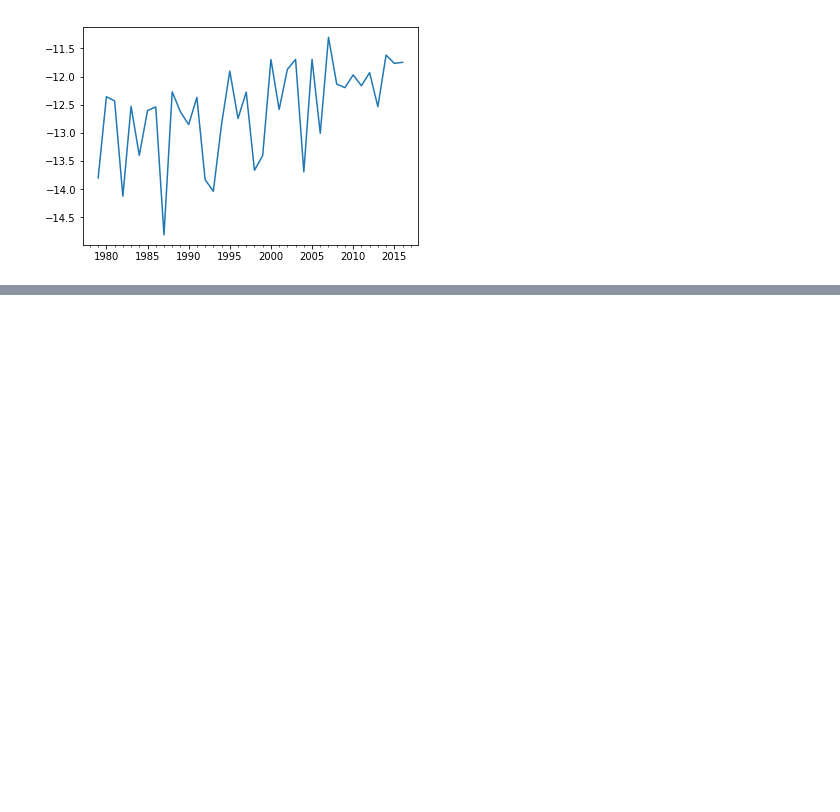
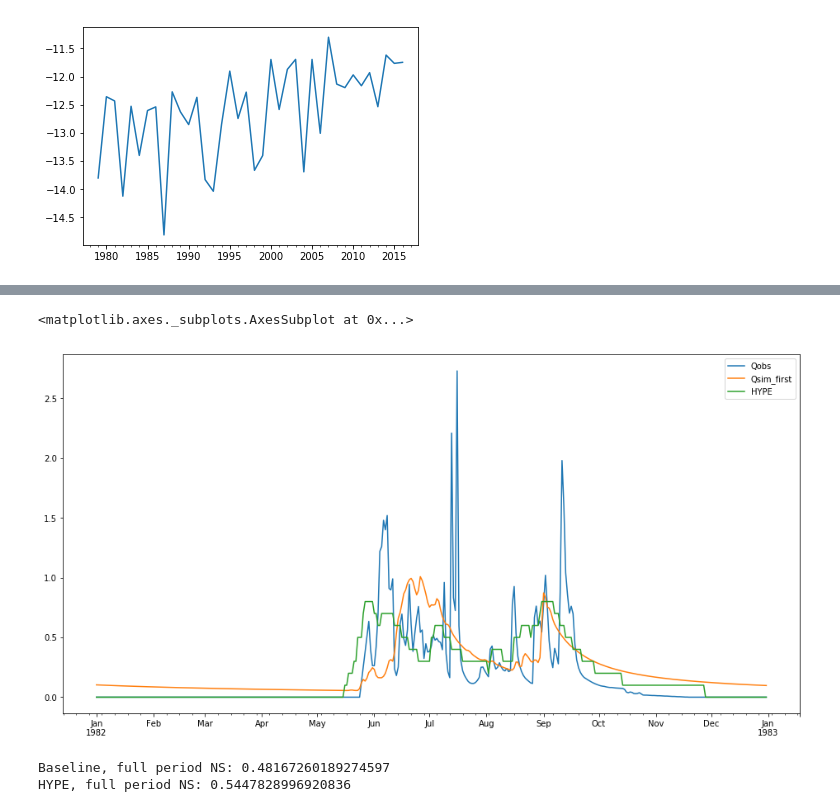
Before and after one commit to hydrogo/2018_VinoRead_wrkshp, a Jupyter notebook: notebooks/kwbs.ipynb, the cells around one changed output, grey strips where cells are left out. Drawn from its saved outputs; the diff is of its cells as text; code cells hidden in the pictures; blank space fills up the shorter version.

```diff
--- a/notebooks/kwbs.ipynb
+++ b/notebooks/kwbs.ipynb
@@ -169,0 +199,10 @@ validation_table
+# %%
+# Convert the baseline solution back to m3/s and concatenate with HYdrograph model results
+qdf = pd.concat([qdf / coef, qsim_hype], axis=1)
+
+qdf = qdf.dropna()
+# %%
+qdf[["Qobs", "Qsim_first", "HYPE"]]["1982"].plot(figsize=(16,8))
+# %% [output]
+<matplotlib.axes._subplots.AxesSubplot at 0x...>
+[figure, added]
@@ -169,0 +216,7 @@ validation_table
+# %%
+print("Baseline, full period NS:", NS(qdf["Qobs"]["1980":"1985"], qdf["Qsim_full"]["1980":"1985"]))
+#print("Hydrograph, full period NS:", NS(qdf["Qobs"]["1980":"1985"], qdf["Hydrograph"]["1980":"1985"]))
+print("HYPE, full period NS:", NS(qdf["Qobs"]["1980":"1985"], qdf["HYPE"]["1980":"1985"]))
+# %% [output]
+Baseline, full period NS: 0.48167260189274597
+HYPE, full period NS: 0.5447828996920836
```
Also changed, not shown: parts of 18 cells of this notebook, 4 other files.
